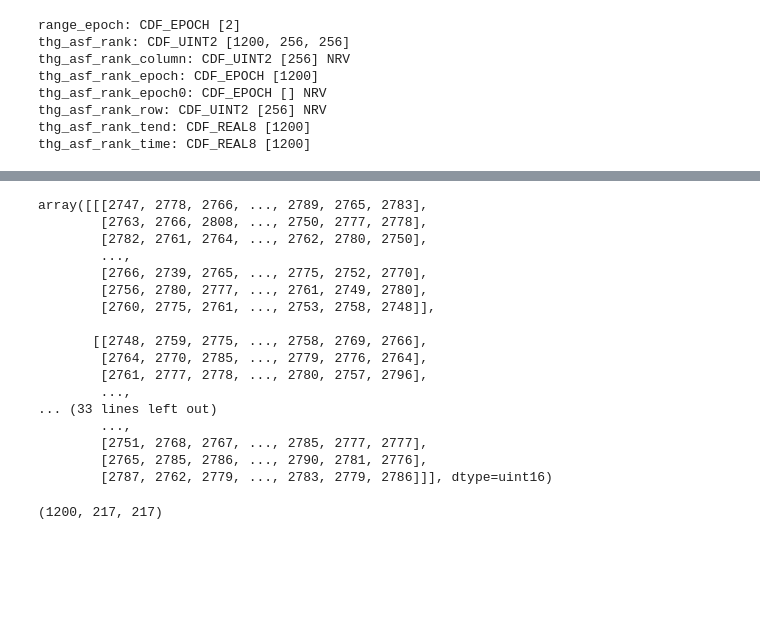
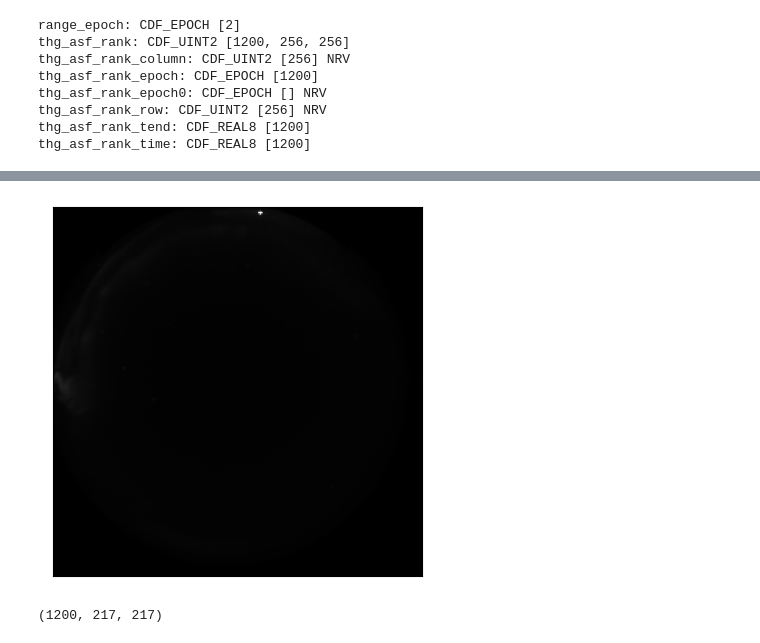
Before and after one commit to jeffreyjsung/substorm-prediction, a Jupyter notebook: rank_asf_2008-02-10-05.ipynb, the cells around one changed output, grey strips where cells are left out. Saved outputs shown, nothing was run; the diff lists cells and outputs as text; code cells hidden in the pictures; blank space fills up the shorter version.

```diff
--- a/rank_asf_2008-02-10-05.ipynb
+++ b/rank_asf_2008-02-10-05.ipynb
@@ -41,24 +45,10 @@ thg_asf_rank_time: CDF_REAL8 [1200]
 # %%
 images = np.array(cdf_dat['thg_asf_rank'])
-images
+plt.imshow(images[1100], cmap='gray')
+plt.xticks(())
+plt.yticks(());
 # %% [output]
-array([[[2747, 2778, 2766, ..., 2789, 2765, 2783],
-        [2763, 2766, 2808, ..., 2750, 2777, 2778],
-        [2782, 2761, 2764, ..., 2762, 2780, 2750],
-        ...,
-        [2766, 2739, 2765, ..., 2775, 2752, 2770],
-        [2756, 2780, 2777, ..., 2761, 2749, 2780],
-        [2760, 2775, 2761, ..., 2753, 2758, 2748]],
-
-       [[2748, 2759, 2775, ..., 2758, 2769, 2766],
-        [2764, 2770, 2785, ..., 2779, 2776, 2764],
-        [2761, 2777, 2778, ..., 2780, 2757, 2796],
-        ...,
-... (33 lines left out)
-        ...,
-        [2751, 2768, 2767, ..., 2785, 2777, 2777],
-        [2765, 2785, 2786, ..., 2790, 2781, 2776],
-        [2787, 2762, 2779, ..., 2783, 2779, 2786]]], dtype=uint16)
+[figure, added]
 # %%
 def crop_img(img, scale=1.0):
     center_x, center_y = img.shape[1] / 2, img.shape[0] / 2
```
Also changed, not shown: parts of 22 cells of this notebook, 13 other files.
